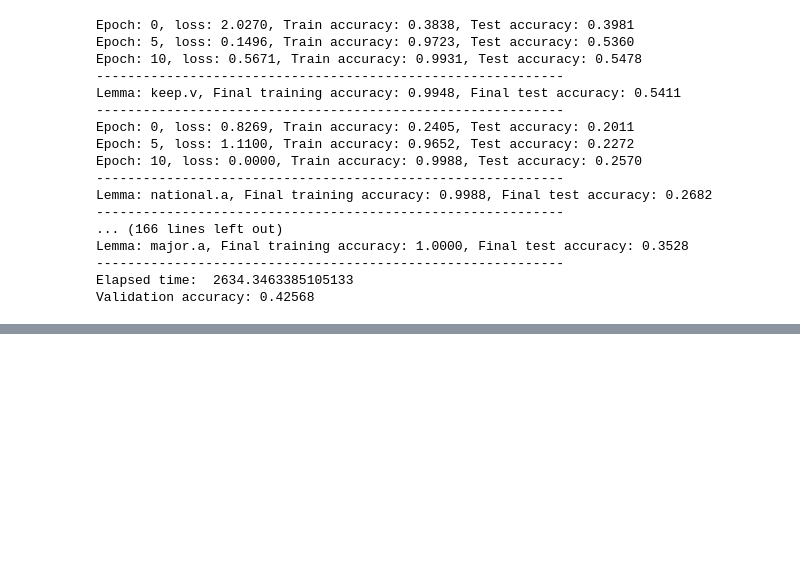
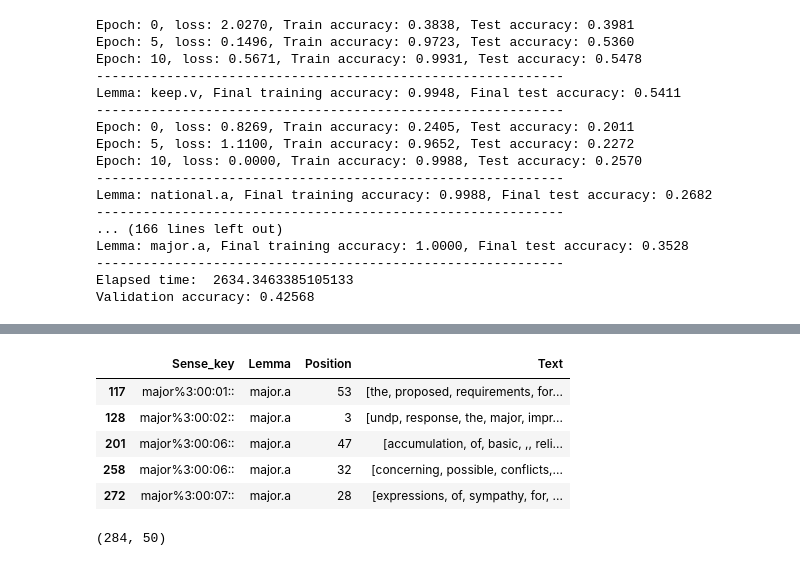
Before and after one commit to SaraNordin/NLP, a Jupyter notebook: Project3/Project 3.ipynb, the cells around one changed output, grey strips where cells are left out. Saved outputs shown, nothing was run; the diff lists cells and outputs as text; code cells hidden in the pictures; blank space fills up the shorter version.

```diff
--- a/Project3/Project 3.ipynb
+++ b/Project3/Project 3.ipynb
@@ -684,0 +689,9 @@ Validation accuracy: 0.42568
+# %%
+df_short.head()
+# %% [output]
+|  | Sense_key | Lemma | Position | Text |
+| 117 | major%3:00:01:: | major.a | 53 | [the, proposed, requirements, for... |
+| 128 | major%3:00:02:: | major.a | 3 | [undp, response, the, major, impr... |
+| 201 | major%3:00:06:: | major.a | 47 | [accumulation, of, basic, ,, reli... |
+| 258 | major%3:00:06:: | major.a | 32 | [concerning, possible, conflicts,... |
+| 272 | major%3:00:07:: | major.a | 28 | [expressions, of, sympathy, for, ... |
@@ -684,0 +712,4 @@ Validation accuracy: 0.42568
+# %%
+pr.embedded_matrix[0].shape
+# %% [output]
+(284, 50)
```
Also changed, not shown: parts of 37 cells of this notebook, 2 other files.
